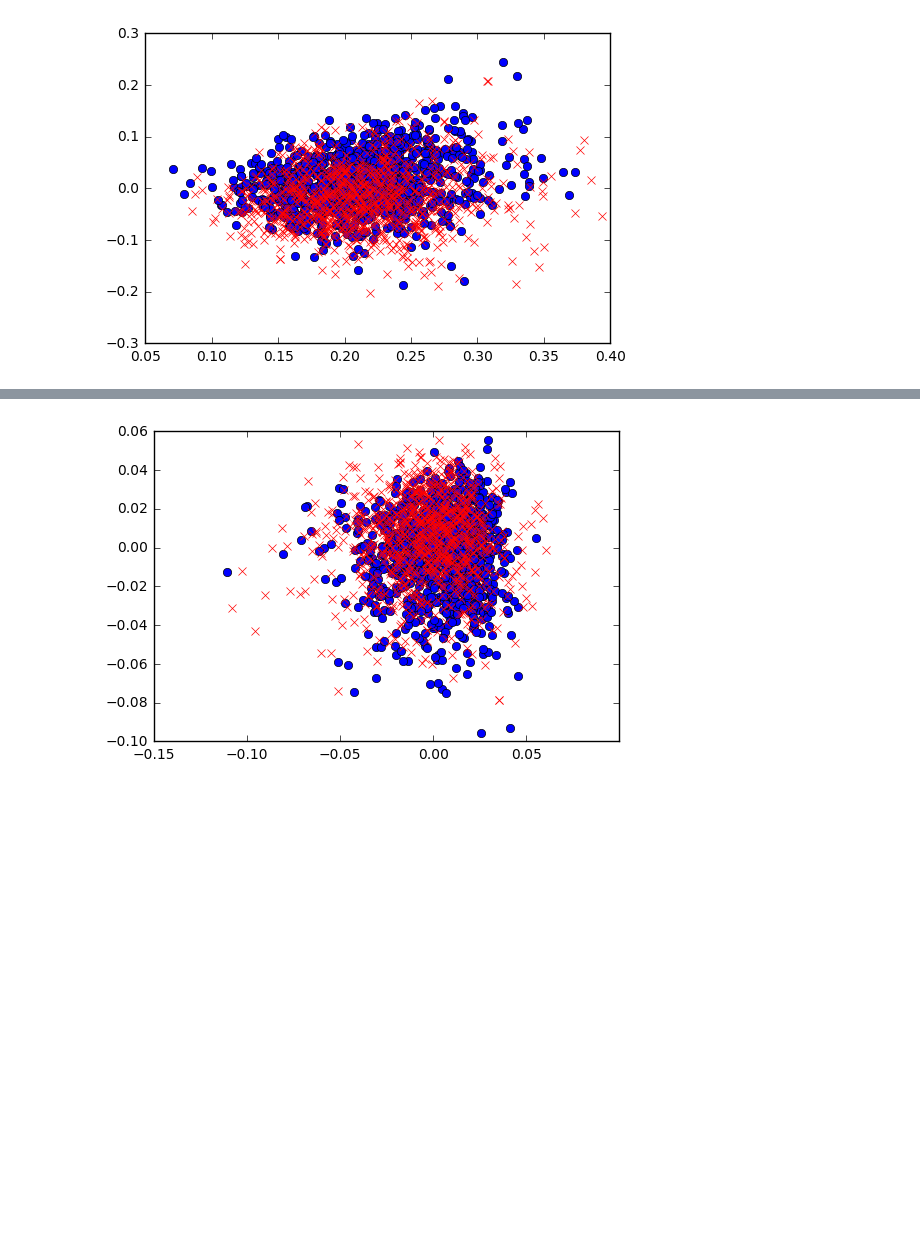
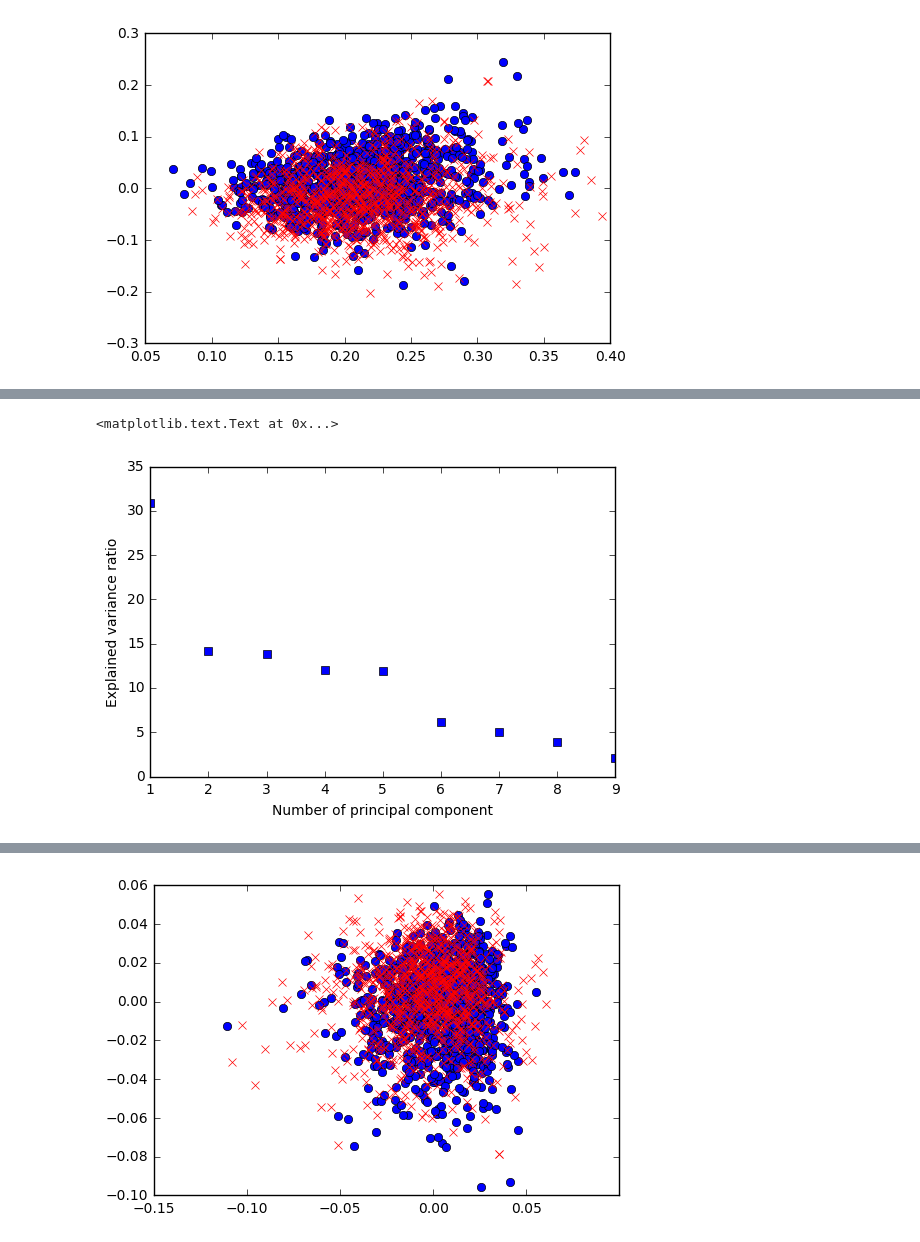
Before and after one commit to GuanxiongLiu/DS501, a Jupyter notebook: CaseStudy3/CaseStudy3.ipynb, the cells around one changed output, grey strips where cells are left out. Cells and saved outputs as stored; diff of their text form; code cells hidden in the pictures; blank space fills up the shorter version.

```diff
--- a/CaseStudy3/CaseStudy3.ipynb
+++ b/CaseStudy3/CaseStudy3.ipynb
@@ -587,0 +615,11 @@ plt.ylabel('Explained variance')
+# %%
+pca = PCA()
+word_pca = pca.fit_transform(new_feature.todense())
+ratio = pca.explained_variance_ratio_
+
+plt.plot(range(1,len(ratio)+1,1),ratio*100,'bs')
+plt.xlabel('Number of principal component')
+plt.ylabel('Explained variance ratio')
+# %% [output]
+<matplotlib.text.Text at 0x...>
+[figure, added]
```
Also changed, not shown: parts of 5 cells of this notebook.
